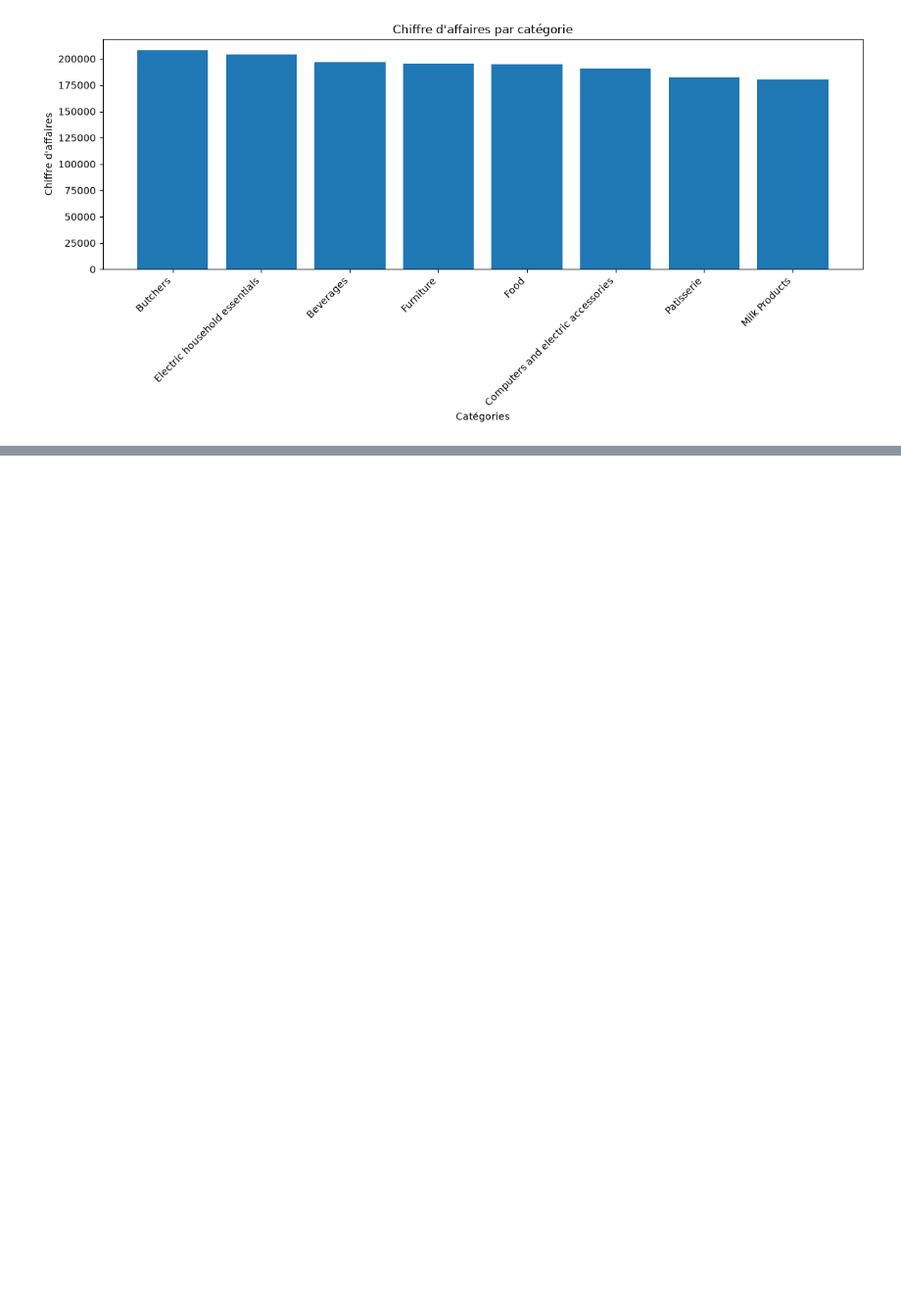
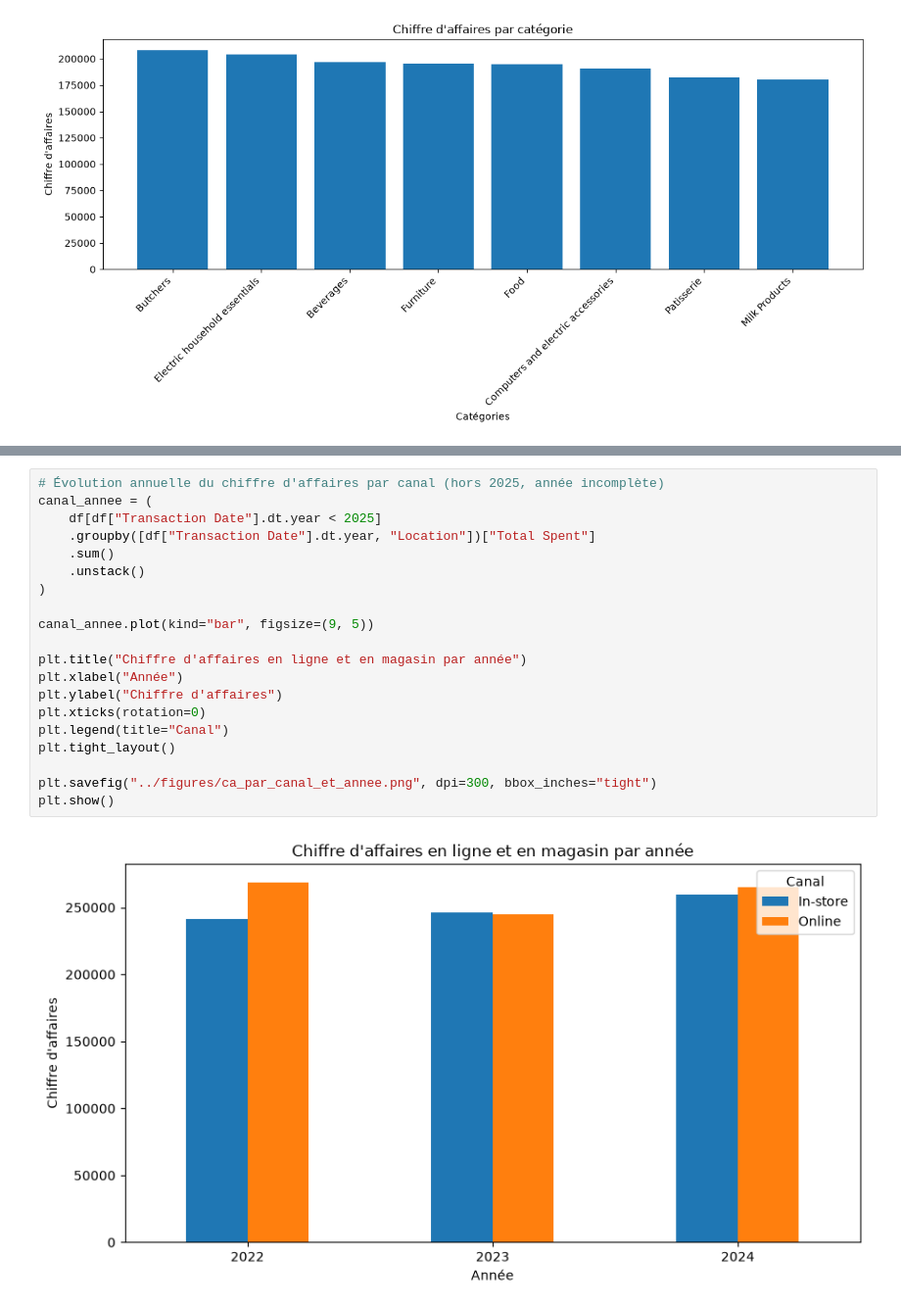
Before and after one commit to feriel-web/analyse-Retail-Store-Sales, a Jupyter notebook: projet-analyse/notebooks/03_analyse.ipynb, the cells around one changed output, grey strips where cells are left out. Shown at 98% size. Drawn from its saved outputs; the diff is of its cells as text; blank space fills up the shorter version.

```diff
--- a/projet-analyse/notebooks/03_analyse.ipynb
+++ b/projet-analyse/notebooks/03_analyse.ipynb
@@ -111,0 +232,22 @@ plt.show()
+# %%
+# Évolution annuelle du chiffre d'affaires par canal (hors 2025, année incomplète)
+canal_annee = (
+    df[df["Transaction Date"].dt.year < 2025]
+    .groupby([df["Transaction Date"].dt.year, "Location"])["Total Spent"]
+    .sum()
+    .unstack()
+)
+
+canal_annee.plot(kind="bar", figsize=(9, 5))
+
+plt.title("Chiffre d'affaires en ligne et en magasin par année")
+plt.xlabel("Année")
+plt.ylabel("Chiffre d'affaires")
+plt.xticks(rotation=0)
+plt.legend(title="Canal")
+plt.tight_layout()
+
+plt.savefig("../figures/ca_par_canal_et_annee.png", dpi=300, bbox_inches="tight")
+plt.show()
+# %% [output]
+[figure, added]
```
Also changed, not shown: parts of 21 cells of this notebook, 8 other files.
